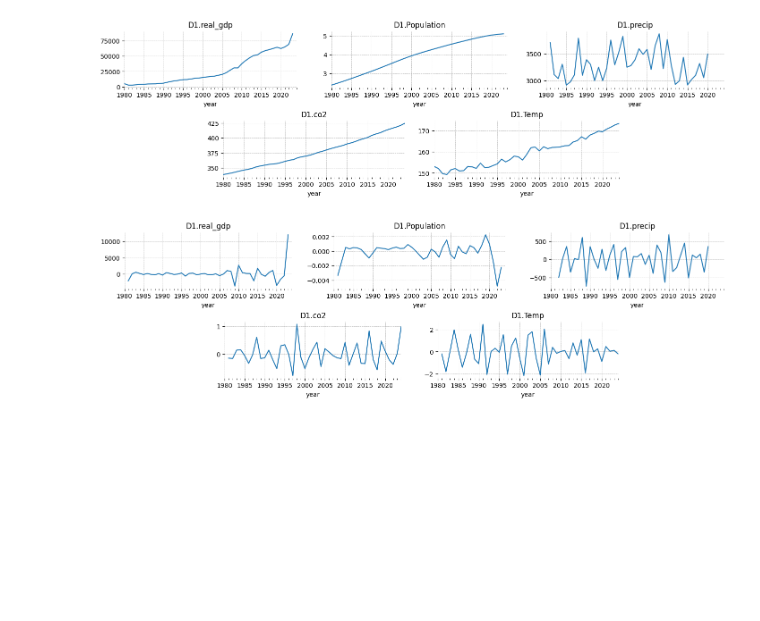
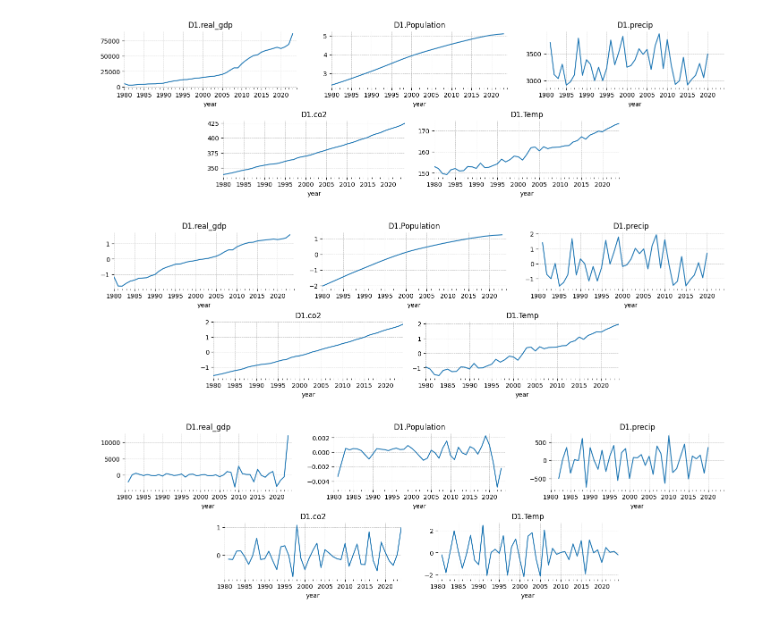
Before and after one commit to jessegrabowski/laos-climate-change, a Jupyter notebook: notebooks/final_paper/00a_time_series_forecasting_cr.ipynb, the cells around one changed output. Drawn from its saved outputs; the diff is of its cells as text; code cells hidden in the pictures; blank space fills up the shorter version.

```diff
--- a/notebooks/final_paper/00a_time_series_forecasting_cr.ipynb
+++ b/notebooks/final_paper/00a_time_series_forecasting_cr.ipynb
@@ -136,6 +138,16 @@ for loc, name in zip(locs, df_merged):
 plt.show()
 # %% [output]
 [figure]
+# %%
+fig = plt.figure()
+gs, locs = prepare_gridspec_figure(n_plots=df.shape[1], n_cols=3, figure=fig)
+for loc, name in zip(locs, df):
+    axis = fig.add_subplot(gs[loc])
+    df[name].plot(ax=axis)
+    axis.set_title(f'D1.{name}')
+plt.show()
+# %% [output]
+[figure, added]
 # %%
 fig = plt.figure()
 gs, locs = prepare_gridspec_figure(n_plots=detrended.shape[1], n_cols=3, figure=fig)
```
Also changed, not shown: parts of 12 cells of this notebook, 1 other file.
